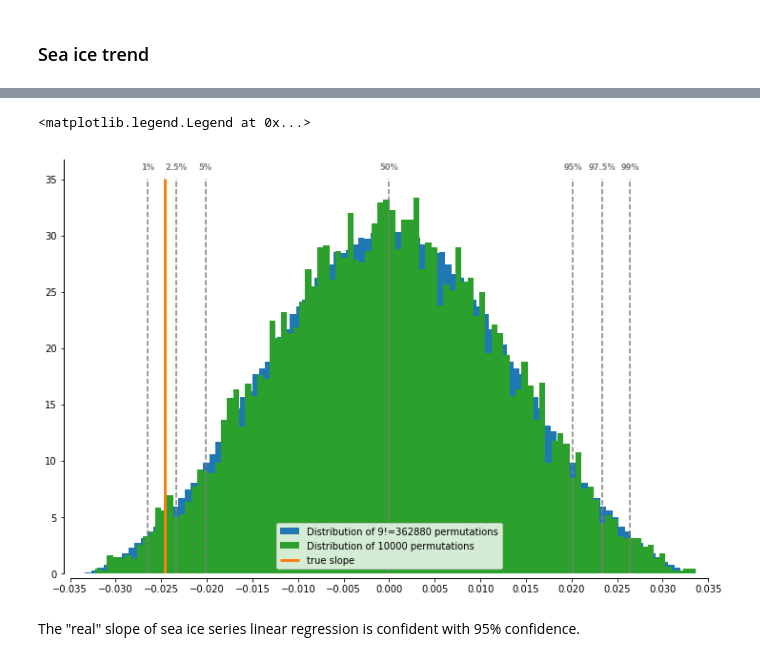
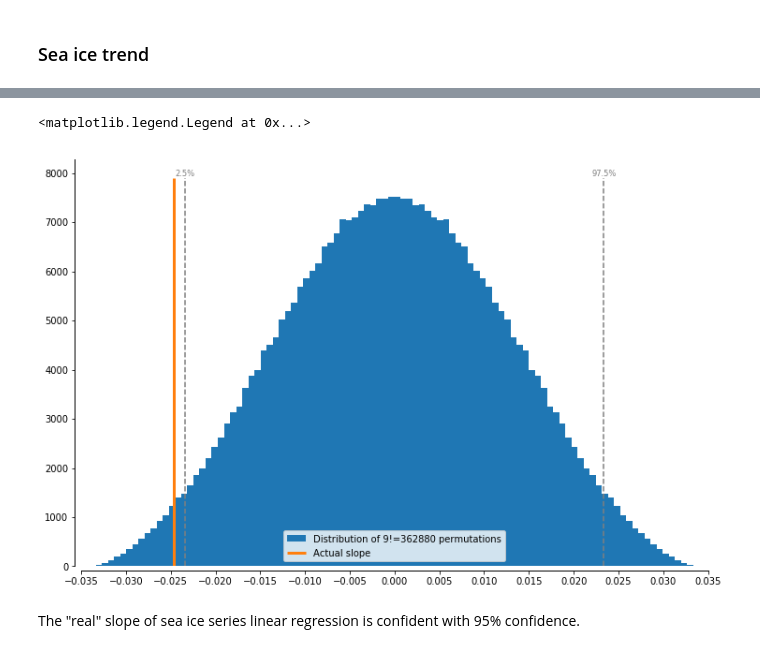
Before and after one commit to dennissergeev/pmc_clim, a Jupyter notebook: code/Sea-Ice.ipynb, the cells around one changed output, grey strips where cells are left out. Cells and saved outputs as stored; diff of their text form; code cells hidden in the pictures.

```diff
--- a/code/Sea-Ice.ipynb
+++ b/code/Sea-Ice.ipynb
@@ -220,36 +227,36 @@ real_slope
 # %%
 sub_n = 10000
 
 fig, ax = plt.subplots(figsize=(12, 8))
-ax.hist(slopes, density=True, bins=100, label=f'Distribution of {nyr}!={len(slopes)} permutations')
-ax.hist(slopes[:sub_n], density=True, bins=100, color='C2', label=f'Distribution of {sub_n} permutations')
+ax.hist(slopes, density=False, bins=100, label=f'Distribution of {nyr}!={len(slopes)} permutations')
+# ax.hist(slopes[:sub_n], density=True, bins=100, color='C2', label=f'Distribution of {sub_n} permutations')
 for spine in ax.spines.values():
     if spine.spine_type in ['top', 'right']:
         spine.set_linewidth(0)
     else:
         spine.set_linewidth(1)
 ax.spines['left'].set_position(('axes', -0.01))
 ax.spines['bottom'].set_position(('axes', -0.01))
 ax.set_xticks(np.arange(-0.035, 0.036, 0.005))
 ax.set_xlim(-0.035, 0.035)
 
 ymax = ax.get_ylim()[-1]
 
-for perc in (1, 2.5, 5, 50, 95, 97.5, 99):
+# for perc in (1, 2.5, 5, 50, 95, 97.5, 99):
+for perc in [2.5, 97.5]:
     x = np.percentile(slopes[:], perc)
     ax.vlines(x, 0, ymax, color='C7', linestyle='--')
-    ax.annotate(f'{perc}%', (x, ymax+1),
+    ax.annotate(f'{perc}%', (x, ymax+100),
                 ha='center', va='center',
-                fontweight='bold',
                 color='C7',
                 size='small')
 
-ax.vlines(real_slope, 0, ymax, color='C1', linewidth=3, label='true slope')
+ax.vlines(real_slope, 0, ymax, color='C1', linewidth=3, label='Actual slope')
 ax.legend(loc=8)
-# fig.savefig(mypaths.plotdir / 'sea_ice_slope_histogram.png', dpi=300, bbox_inches='tight')
+# fig.savefig(mypaths.plotdir / 'sea_ice_slope_histogram')
 # %% [output]
 <matplotlib.legend.Legend at 0x...>
-[figure, old version]
+[figure, new version]
 # %% [markdown]
 The "real" slope of sea ice series linear regression is confident with 95% confidence.
 # %% [markdown]
```
Also changed, not shown: parts of 22 cells of this notebook.
